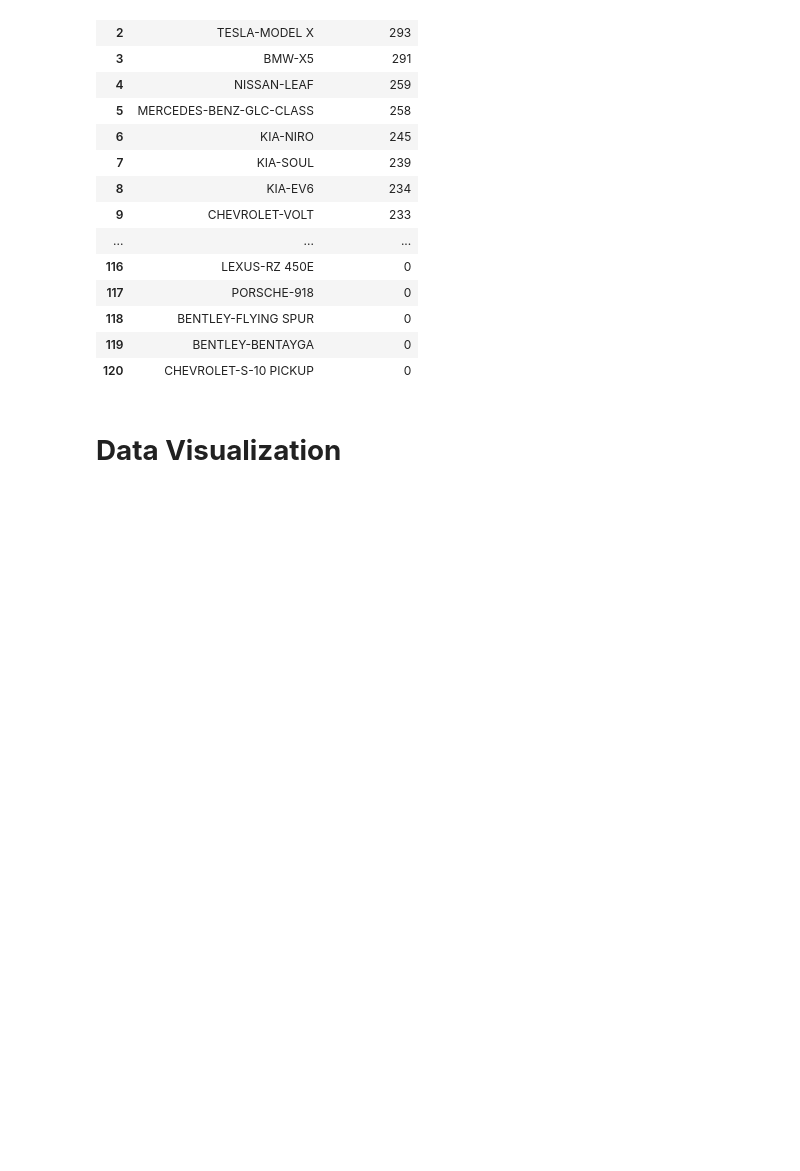
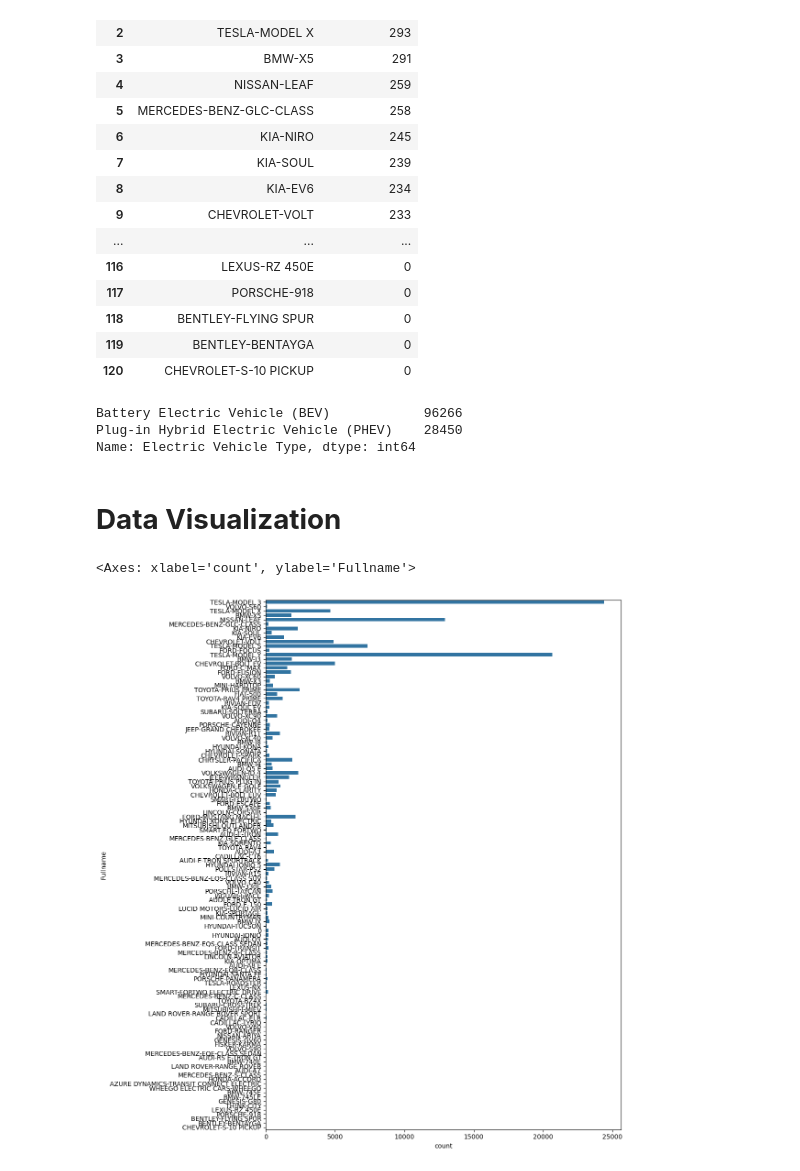
Before and after one commit to leoisqualified/data-analysis-and-ml, a Jupyter notebook: Electric_Vehicle.ipynb, the cells around one changed output. Saved outputs shown, nothing was run; the diff lists cells and outputs as text; code cells hidden in the pictures; blank space fills up the shorter version.

```diff
--- a/Electric_Vehicle.ipynb
+++ b/Electric_Vehicle.ipynb
@@ -99,5 +110,17 @@ car_vs_electricrange
 | 118 | BENTLEY-FLYING SPUR | 0 |
 | 119 | BENTLEY-BENTAYGA | 0 |
 | 120 | CHEVROLET-S-10 PICKUP | 0 |
+# %%
+df1['Electric Vehicle Type'].value_counts()
+# %% [output]
+Battery Electric Vehicle (BEV)            96266
+Plug-in Hybrid Electric Vehicle (PHEV)    28450
+Name: Electric Vehicle Type, dtype: int64
 # %% [markdown]
 # **Data Visualization**
+# %%
+plt.figure(figsize=(10,15))
+sns.countplot(y='Fullname', data=df1)
+# %% [output]
+<Axes: xlabel='count', ylabel='Fullname'>
+[figure, added]
```
Also changed, not shown: parts of 3 cells of this notebook.
